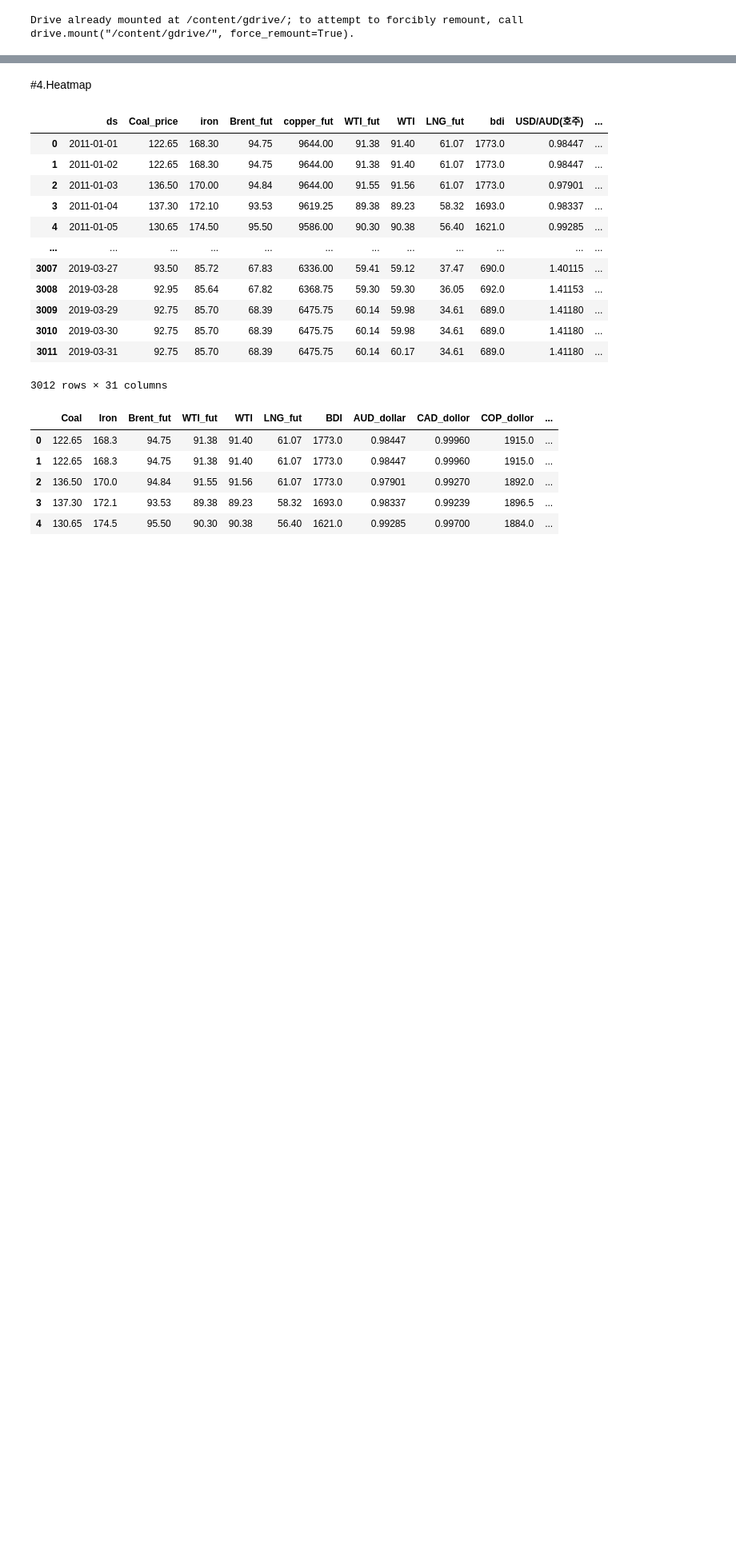
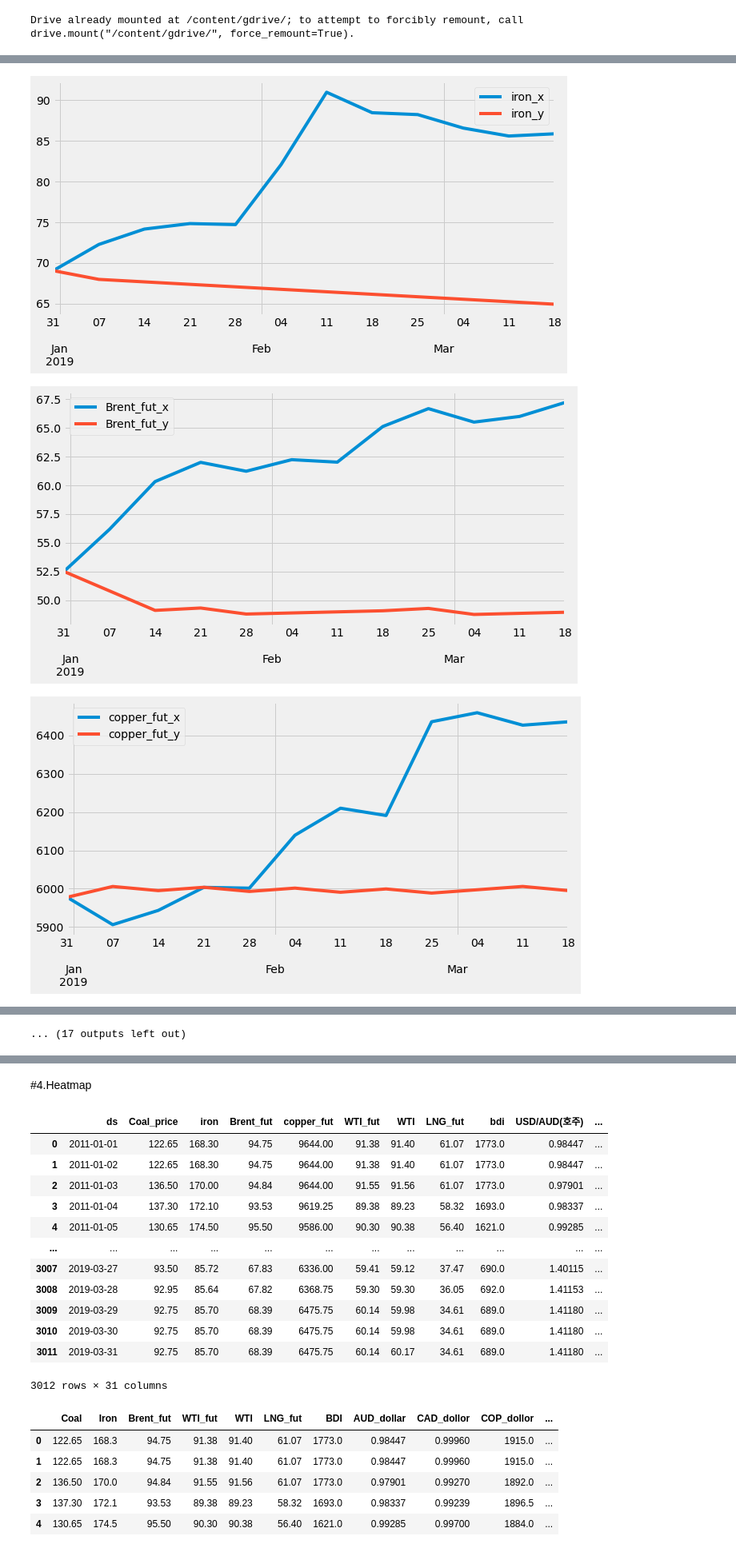
Before and after one commit to DoSungjin/black_coal_price, a Jupyter notebook: Week_trend.ipynb, the cells around one changed output, grey strips where cells are left out. Shown at 80% size. Drawn from its saved outputs; the diff is of its cells as text; code cells hidden in the pictures; blank space fills up the shorter version.

```diff
--- a/Week_trend.ipynb
+++ b/Week_trend.ipynb
@@ -365,6 +236,0 @@ for i in range(2, len(col_names)):
-# %%
-
-
-for i in range(2, len(col_names)):
-  _ = pd.merge(true_df[col_names[i]], final_df[col_names[i]], how = 'left', left_index = True, right_index=True)
-  _ = _.plot(figsize=(10, 5))
@@ -405,12 +236,0 @@ final_df.to_csv("/content/gdrive/MyDrive/XGB_week_pred.csv",encoding = 'utf-8-si
-# %%
-df = pd.read_excel("/content/gdrive/My Drive/Black_coal/data/dataset/project_dataset.xlsx")
-df = df.sort_values('date')
-df['ds']= pd.to_datetime(df['date'])
-
-df = df.set_index('ds')
-df = df[df.index < '2019-04-01']
-df_true= df[df.index>='2019-01-01']
-df = df.resample('W-MON').mean()
-df_true = df_true.resample('W-MON').mean() #월요일 기준으로 평균값 df
-df = df.reset_index()
-df
@@ -515,7 +236,0 @@ df.iloc[:,2].name
-# %%
-save_prophet=pd.DataFrame()
-for i in range(2,31):
-  maker(df.iloc[:,i].name)
-
-  print(df.iloc[:,i].name)
-print('---------------------done---------------------')
@@ -547,2 +236,0 @@ MAPE: 0.435
-# %%
-df = pd.read_csv("/content/gdrive/My Drive/Black_coal/data/dataset/Xgb로 만들 X들/project_dataset.xlsx")
@@ -576,0 +309,8 @@ def maker_2(a):
+# %%
+for i in range(1, len(col_names)):
+  _ = pd.merge(true_df[col_names[i]], final_df[col_names[i]], how = 'left', left_index = True, right_index=True)
+  _ = _.plot(figsize=(10, 5))
+# %% [output]
+[figure, added]
+[figure, added]
+[figure, added]
@@ -576,0 +326 @@ def maker_2(a):
+... (17 outputs left out)
```
Also changed, not shown: parts of 48 cells of this notebook.
